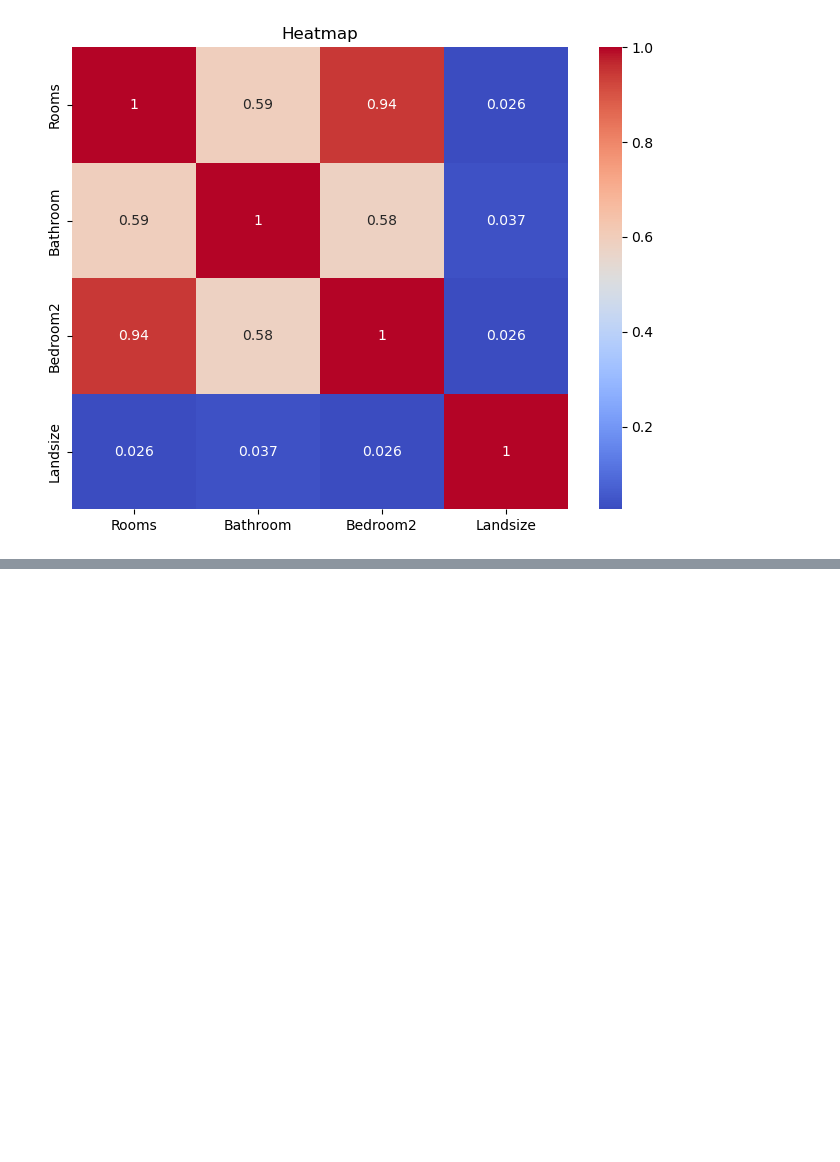
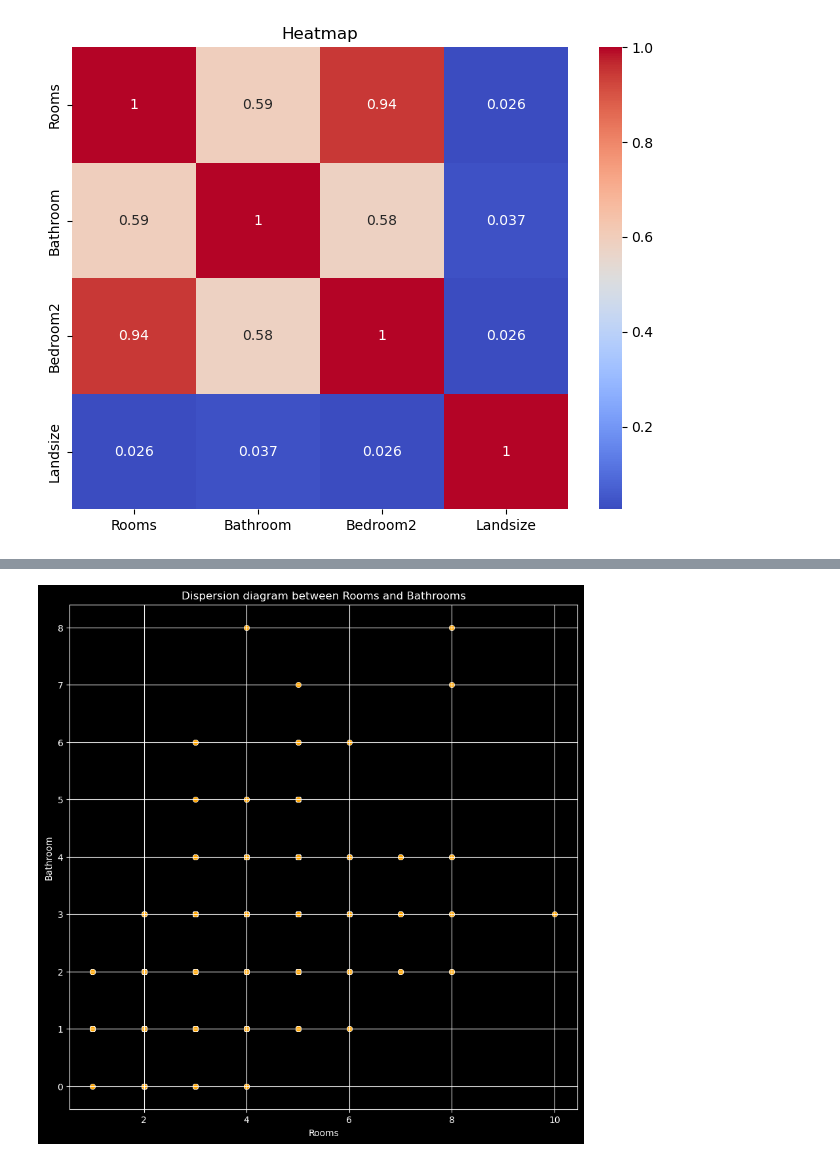
Before and after one commit to jorgeordovi/eda_start, a Jupyter notebook: base_eda.ipynb, the cells around one changed output, grey strips where cells are left out. Drawn from its saved outputs; the diff is of its cells as text; code cells hidden in the pictures; blank space fills up the shorter version.

```diff
--- a/base_eda.ipynb
+++ b/base_eda.ipynb
@@ -218,0 +226,9 @@ Text(0.5, 1.0, 'Heatmap')
+# %%
+plt.style.use('dark_background')
+plt.figure(figsize=(10,10))
+sns.scatterplot(x=data["Rooms"],y=data["Bathroom"] ,color='orange')
+plt.title("Dispersion diagram between Rooms and Bathrooms")
+plt.grid(True, color='white')
+plt.show()
+# %% [output]
+[figure, added]
```
Also changed, not shown: parts of 1 cell of this notebook.
